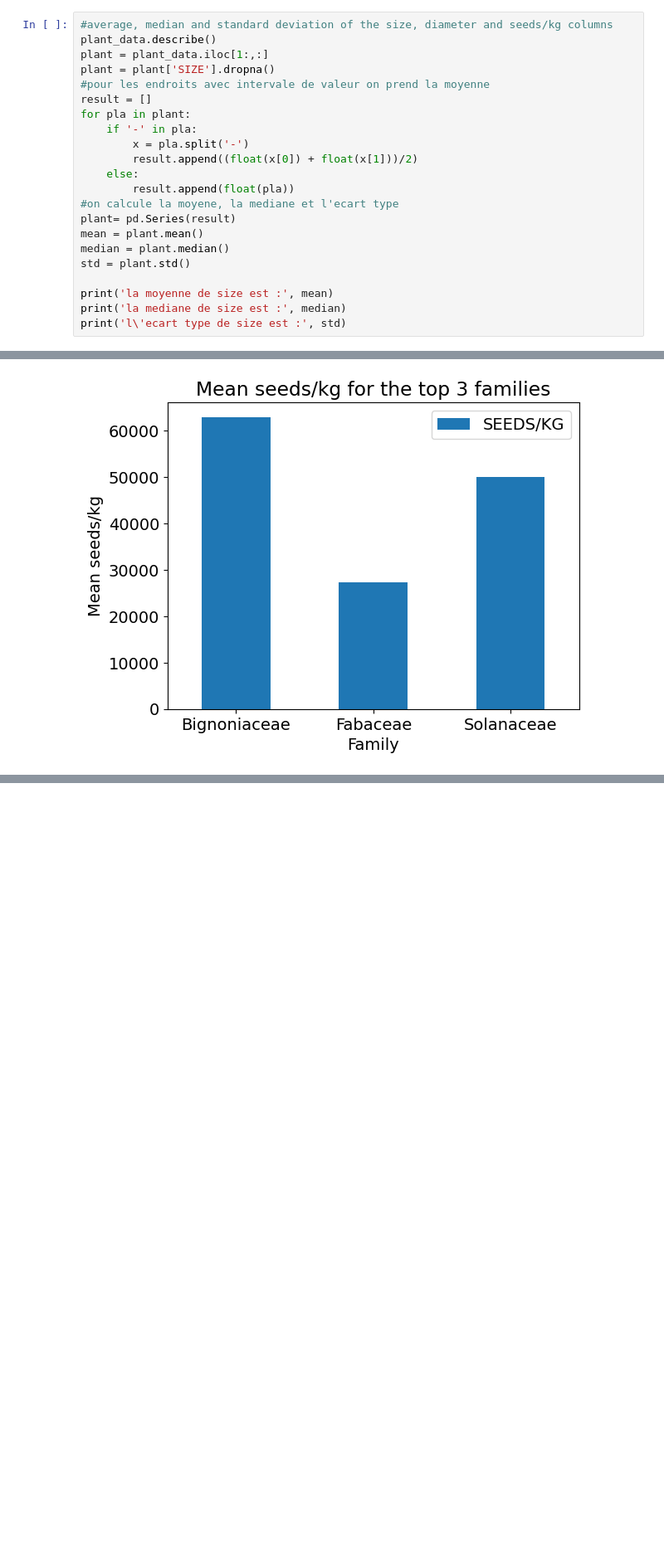
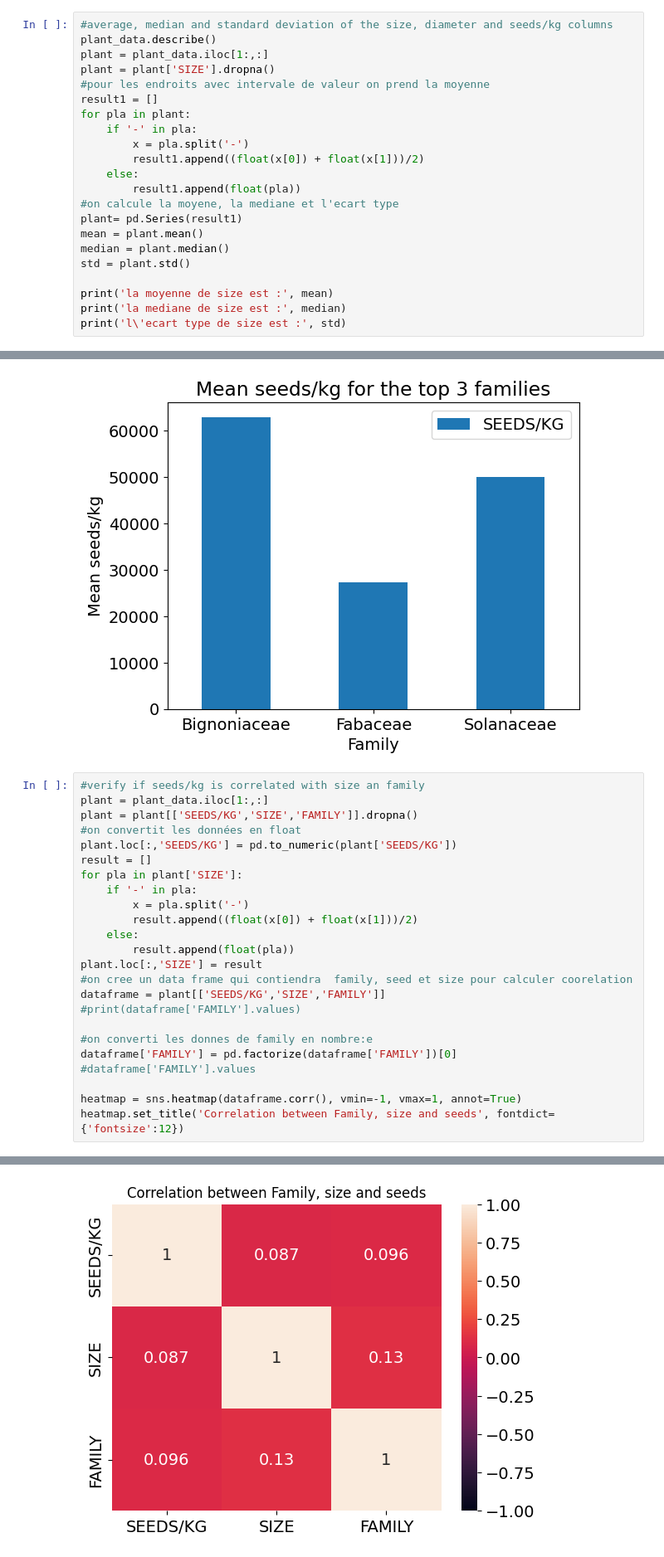
Before and after one commit to CarmelleMeli/testTechniqueMorfo, a Jupyter notebook: test.ipynb, the cells around one changed output, grey strips where cells are left out. Shown at 83% size. Cells and saved outputs as stored; diff of their text form; blank space fills up the shorter version.

```diff
--- a/test.ipynb
+++ b/test.ipynb
@@ -95,15 +111,15 @@ plant_data.describe()
 plant = plant_data.iloc[1:,:]
 plant = plant['SIZE'].dropna()
 #pour les endroits avec intervale de valeur on prend la moyenne
-result = []
+result1 = []
 for pla in plant:
     if '-' in pla:
         x = pla.split('-')
-        result.append((float(x[0]) + float(x[1]))/2)
+        result1.append((float(x[0]) + float(x[1]))/2)
     else:
-        result.append(float(pla))
+        result1.append(float(pla))
 #on calcule la moyene, la mediane et l'ecart type
-plant= pd.Series(result)
+plant= pd.Series(result1)
 mean = plant.mean()
 median = plant.median()
 std = plant.std()
@@ -183,3 +217,28 @@ plt.show()
 # %% [output]
 <Figure size 1000x600 with 0 Axes>
 [figure]
+# %%
+#verify if seeds/kg is correlated with size an family
+plant = plant_data.iloc[1:,:]
+plant = plant[['SEEDS/KG','SIZE','FAMILY']].dropna()
+#on convertit les données en float
+plant.loc[:,'SEEDS/KG'] = pd.to_numeric(plant['SEEDS/KG'])
+result = []
+for pla in plant['SIZE']:
+    if '-' in pla:
+        x = pla.split('-')
+        result.append((float(x[0]) + float(x[1]))/2)
+    else:
+        result.append(float(pla))
+plant.loc[:,'SIZE'] = result
+#on cree un data frame qui contiendra  family, seed et size pour calculer coorelation
+dataframe = plant[['SEEDS/KG','SIZE','FAMILY']]
+#print(dataframe['FAMILY'].values)
+
+#on converti les donnes de family en nombre:e
+dataframe['FAMILY'] = pd.factorize(dataframe['FAMILY'])[0]
+#dataframe['FAMILY'].values
+
+heatmap = sns.heatmap(dataframe.corr(), vmin=-1, vmax=1, annot=True)
+heatmap.set_title('Correlation between Family, size and seeds', fontdict={'fontsize':12})
+# %% [output]
@@ -185,0 +246 @@ plt.show()
+[figure, added]
```
Also changed, not shown: parts of 9 cells of this notebook.
